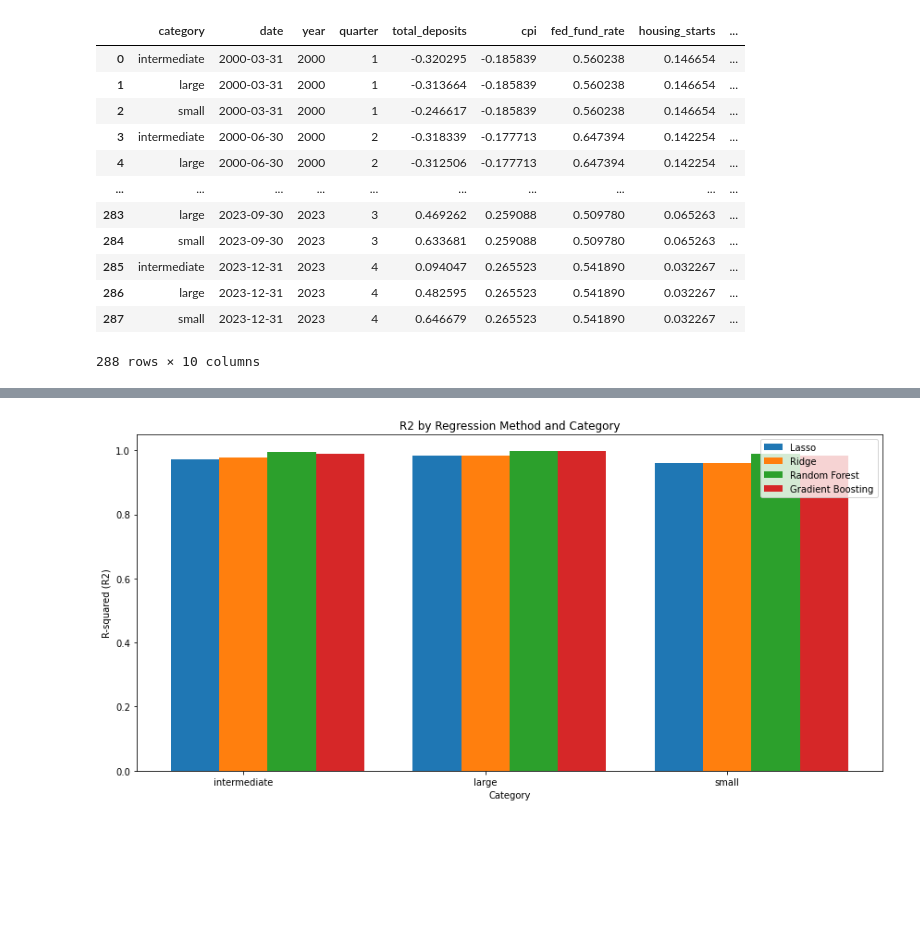
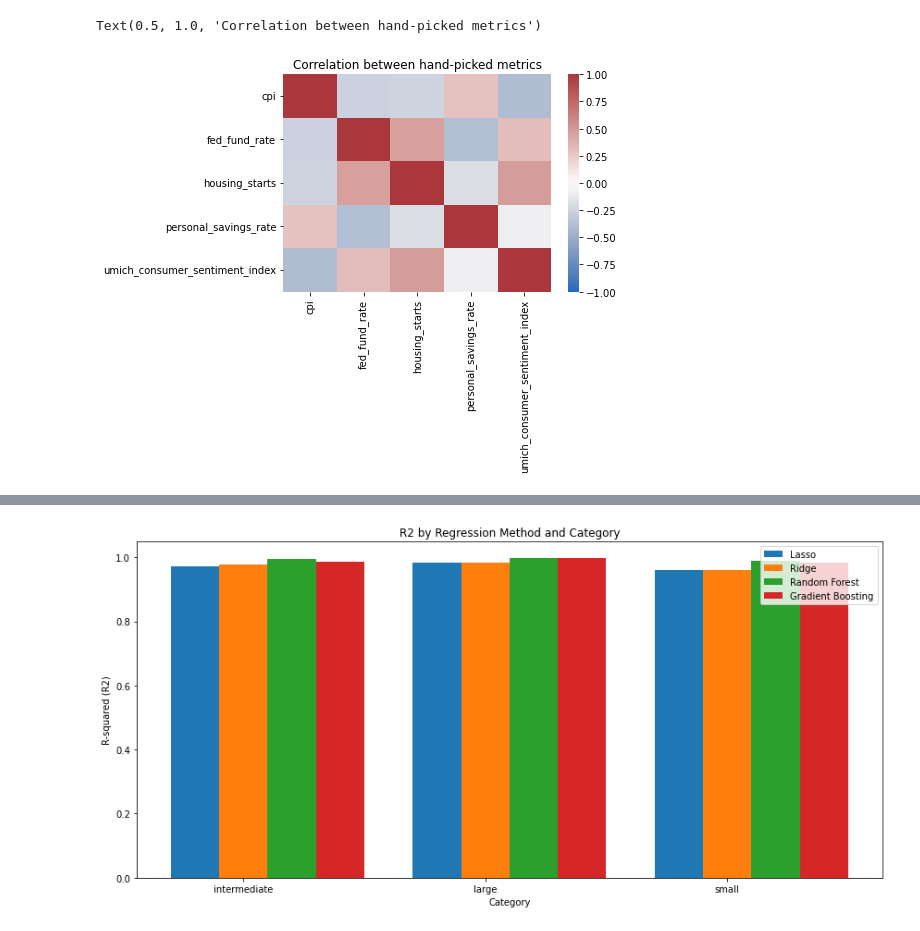
Before and after one commit to hughdingb58/deposit_size_prediction, a Jupyter notebook: Supervised_Learning.ipynb, the cells around one changed output, grey strips where cells are left out. Cells and saved outputs as stored; diff of their text form; code cells hidden in the pictures; blank space fills up the shorter version.

```diff
--- a/Supervised_Learning.ipynb
+++ b/Supervised_Learning.ipynb
@@ -61,28 +58,20 @@ correlation_matrix
+# %%
+sns.heatmap(correlation_matrix, vmin = -1, vmax = 1, cmap="vlag").set_title(
+    "Correlation between hand-picked metrics"
+)
+# %% [output]
+Text(0.5, 1.0, 'Correlation between hand-picked metrics')
+[figure, added]
 # %%
 # Create new dataframe with only the selected features
-df = df.loc[:, ['category'
-                        , 'date'
-                        , 'year'
-                        , 'quarter'
-                        , 'total_deposits'
-                        , 'cpi'
-                        , 'fed_fund_rate'
-                        , 'housing_starts'
-                        , 'personal_savings_rate'
-                        , 'umich_consumer_sentiment_index']]
-df
+df = df_all_features.loc[:, ['category'
+                                , 'date'
+                                , 'year'
+                                , 'quarter'
+                                , 'total_deposits'
+                                , 'cpi'
+                                , 'fed_fund_rate'
+                                , 'housing_starts'
+                                , 'personal_savings_rate'
+                                , 'umich_consumer_sentiment_index']]
-# %% [output]
-|  | category | date | year | quarter | total_deposits | cpi | fed_fund_rate | housing_starts | ... |
-| 0 | intermediate | 2000-03-31 | 2000 | 1 | -0.320295 | -0.185839 | 0.560238 | 0.146654 | ... |
-| 1 | large | 2000-03-31 | 2000 | 1 | -0.313664 | -0.185839 | 0.560238 | 0.146654 | ... |
-| 2 | small | 2000-03-31 | 2000 | 1 | -0.246617 | -0.185839 | 0.560238 | 0.146654 | ... |
-| 3 | intermediate | 2000-06-30 | 2000 | 2 | -0.318339 | -0.177713 | 0.647394 | 0.142254 | ... |
-| 4 | large | 2000-06-30 | 2000 | 2 | -0.312506 | -0.177713 | 0.647394 | 0.142254 | ... |
-| ... | ... | ... | ... | ... | ... | ... | ... | ... | ... |
-| 283 | large | 2023-09-30 | 2023 | 3 | 0.469262 | 0.259088 | 0.509780 | 0.065263 | ... |
-| 284 | small | 2023-09-30 | 2023 | 3 | 0.633681 | 0.259088 | 0.509780 | 0.065263 | ... |
-| 285 | intermediate | 2023-12-31 | 2023 | 4 | 0.094047 | 0.265523 | 0.541890 | 0.032267 | ... |
-| 286 | large | 2023-12-31 | 2023 | 4 | 0.482595 | 0.265523 | 0.541890 | 0.032267 | ... |
-| 287 | small | 2023-12-31 | 2023 | 4 | 0.646679 | 0.265523 | 0.541890 | 0.032267 | ... |
-288 rows × 10 columns
 # %%
```
Also changed, not shown: parts of 29 cells of this notebook.
